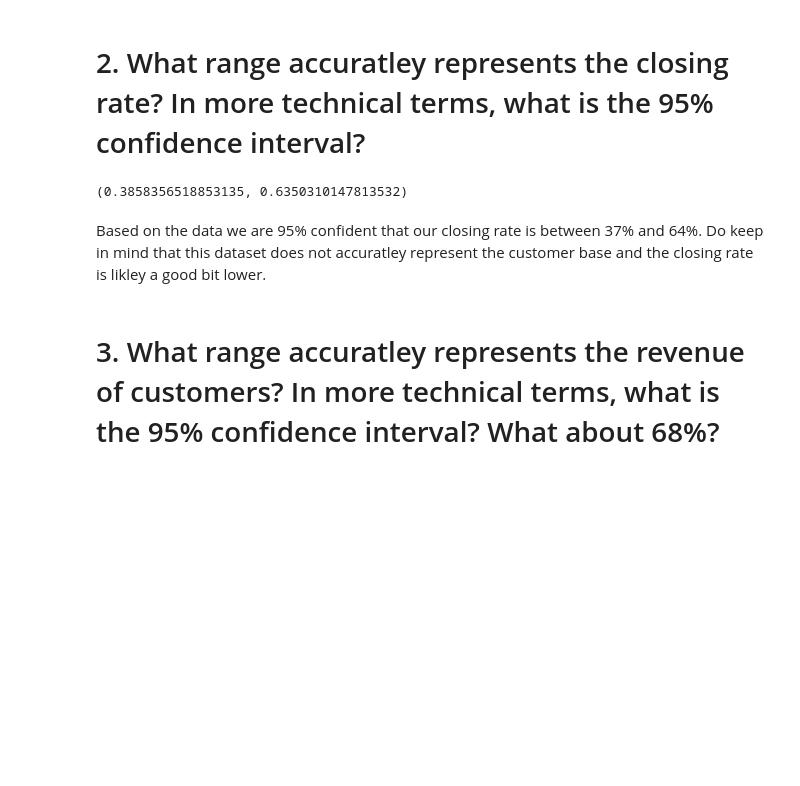
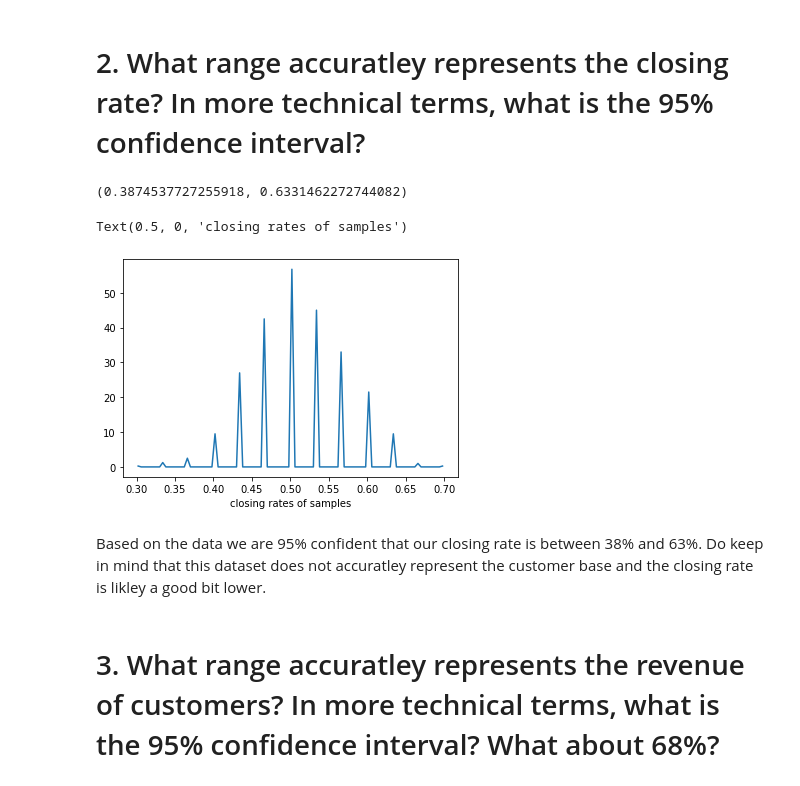
Before and after one commit to spe301/Sales-Scientist, a Jupyter notebook: EDA.ipynb, the cells around one changed output. Cells and saved outputs as stored; diff of their text form; code cells hidden in the pictures; blank space fills up the shorter version.

```diff
--- a/EDA.ipynb
+++ b/EDA.ipynb
@@ -177,13 +179,20 @@ def GetCI(pop, n, ss=30, t=2):
     sigma = np.std(x)
     minimum = xbar - (sigma*t)
     maximum = xbar + (sigma*t)
-    return (minimum, maximum)
+    return minimum, maximum, x
 # %%
-GetCI(list(df['customer']), 1000)
+minimum, maximumn, x = GetCI(list(df['customer']), 1000)
+minimum, maximumn
 # %% [output]
-(0.3858356518853135, 0.6350310147813532)
+(0.3874537727255918, 0.6331462272744082)
+# %%
+Stats().PDF(x)
+plt.xlabel('closing rates of samples')
+# %% [output]
+Text(0.5, 0, 'closing rates of samples')
+[figure, added]
 # %% [markdown]
-Based on the data we are 95% confident that our closing rate is between 37% and 64%. Do keep in mind that this dataset does not accuratley represent the customer base and the closing rate is likley a good bit lower.
+Based on the data we are 95% confident that our closing rate is between 38% and 63%. Do keep in mind that this dataset does not accuratley represent the customer base and the closing rate is likley a good bit lower.
 # %% [markdown]
 # 3. What range accuratley represents the revenue of customers? In more technical terms, what is the 95% confidence interval? What about 68%?
 # %%
```
Also changed, not shown: parts of 14 cells of this notebook.
